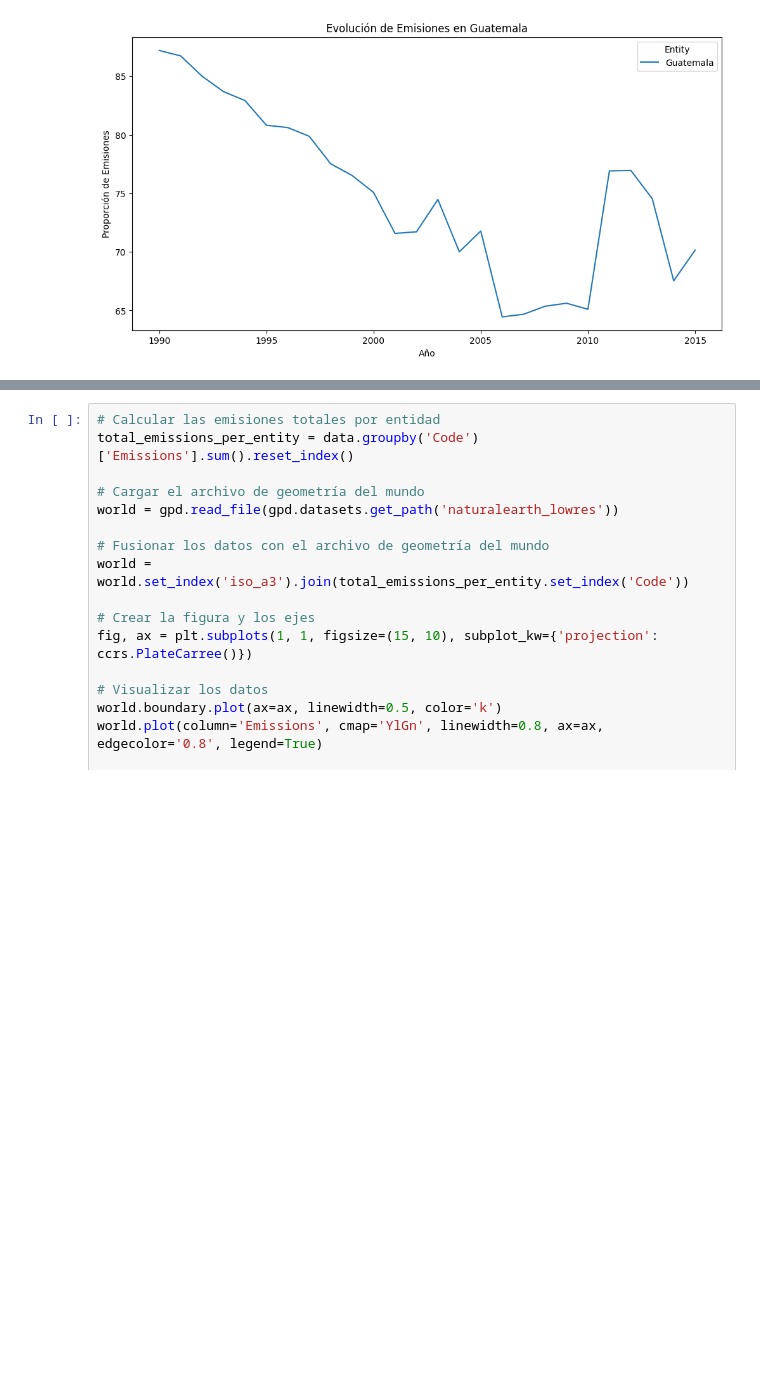
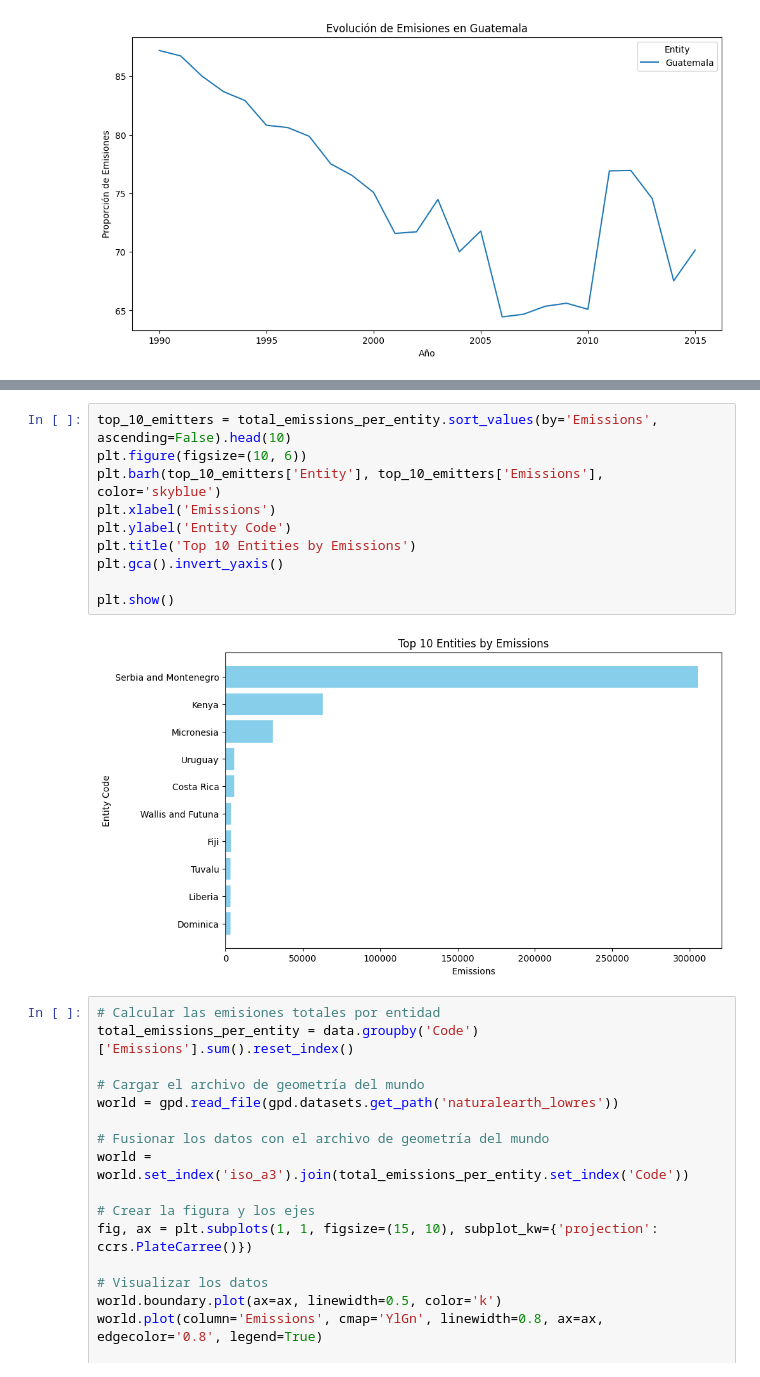
Before and after one commit to MaIsabelSolano/UVG_DS_Lab9, a Jupyter notebook: Lab9.ipynb, the cells around one changed output, grey strips where cells are left out. Cells and saved outputs as stored; diff of their text form; blank space fills up the shorter version.

```diff
--- a/Lab9.ipynb
+++ b/Lab9.ipynb
@@ -211,3 +244,15 @@ total_emissions_per_entity
+# %%
+top_10_emitters = total_emissions_per_entity.sort_values(by='Emissions', ascending=False).head(10)
+plt.figure(figsize=(10, 6))
+plt.barh(top_10_emitters['Entity'], top_10_emitters['Emissions'], color='skyblue')
+plt.xlabel('Emissions')
+plt.ylabel('Entity Code')
+plt.title('Top 10 Entities by Emissions')
+plt.gca().invert_yaxis()
+
+plt.show()
+# %% [output]
+[figure, added]
 # %%
 # Calcular las emisiones totales por entidad
 total_emissions_per_entity = data.groupby('Code')['Emissions'].sum().reset_index()
```
Also changed, not shown: parts of 6 cells of this notebook.
